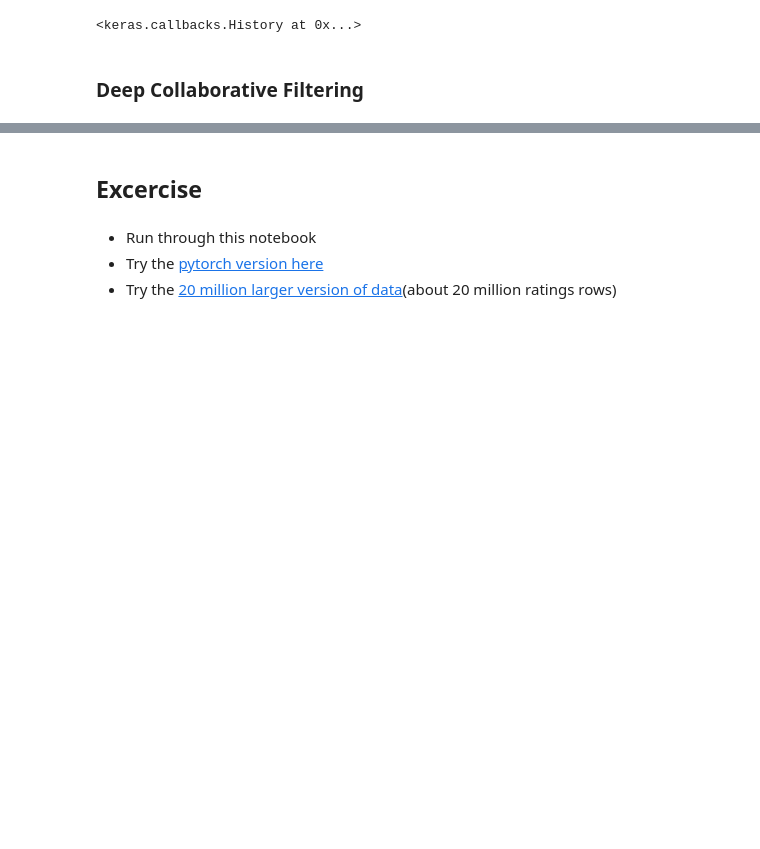
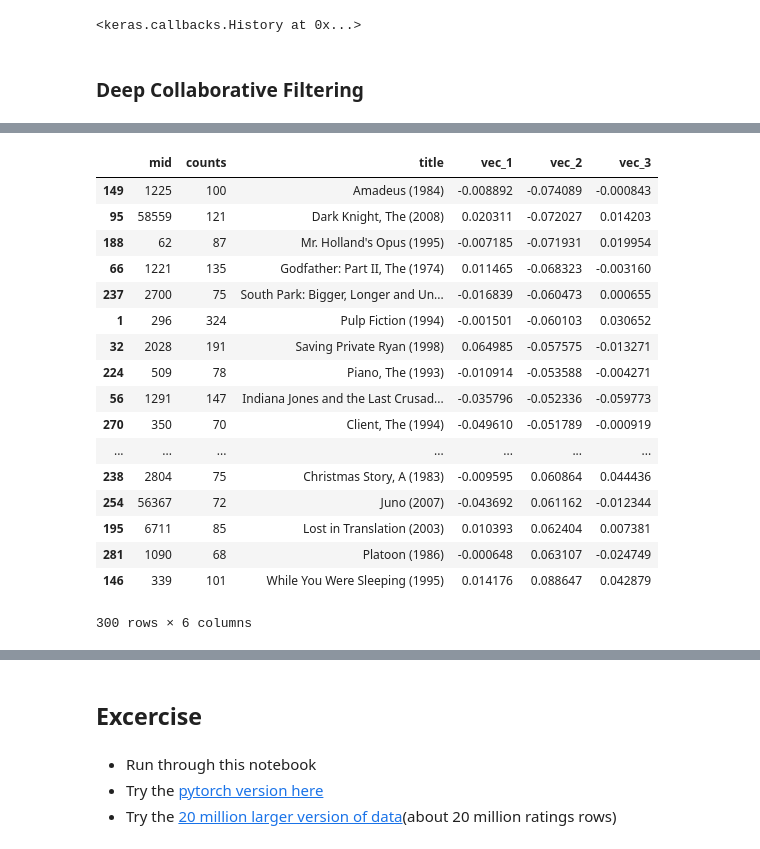
Before and after one commit to raynardj/python4ml, a Jupyter notebook: 3.1.3_recommender_system.ipynb, the cells around one changed output, grey strips where cells are left out. Drawn from its saved outputs; the diff is of its cells as text; code cells hidden in the pictures; blank space fills up the shorter version.

```diff
--- a/3.1.3_recommender_system.ipynb
+++ b/3.1.3_recommender_system.ipynb
@@ -252,0 +375,21 @@ Epoch 5/5
+# %%
+most_watched.head(300).sort_values(by = "vec_2")
+# %% [output]
+|  | mid | counts | title | vec_1 | vec_2 | vec_3 |
+| 149 | 1225 | 100 | Amadeus (1984) | -0.008892 | -0.074089 | -0.000843 |
+| 95 | 58559 | 121 | Dark Knight, The (2008) | 0.020311 | -0.072027 | 0.014203 |
+| 188 | 62 | 87 | Mr. Holland's Opus (1995) | -0.007185 | -0.071931 | 0.019954 |
+| 66 | 1221 | 135 | Godfather: Part II, The (1974) | 0.011465 | -0.068323 | -0.003160 |
+| 237 | 2700 | 75 | South Park: Bigger, Longer and Un... | -0.016839 | -0.060473 | 0.000655 |
+| 1 | 296 | 324 | Pulp Fiction (1994) | -0.001501 | -0.060103 | 0.030652 |
+| 32 | 2028 | 191 | Saving Private Ryan (1998) | 0.064985 | -0.057575 | -0.013271 |
+| 224 | 509 | 78 | Piano, The (1993) | -0.010914 | -0.053588 | -0.004271 |
+| 56 | 1291 | 147 | Indiana Jones and the Last Crusad... | -0.035796 | -0.052336 | -0.059773 |
+| 270 | 350 | 70 | Client, The (1994) | -0.049610 | -0.051789 | -0.000919 |
+| ... | ... | ... | ... | ... | ... | ... |
+| 238 | 2804 | 75 | Christmas Story, A (1983) | -0.009595 | 0.060864 | 0.044436 |
+| 254 | 56367 | 72 | Juno (2007) | -0.043692 | 0.061162 | -0.012344 |
+| 195 | 6711 | 85 | Lost in Translation (2003) | 0.010393 | 0.062404 | 0.007381 |
+| 281 | 1090 | 68 | Platoon (1986) | -0.000648 | 0.063107 | -0.024749 |
+| 146 | 339 | 101 | While You Were Sleeping (1995) | 0.014176 | 0.088647 | 0.042879 |
+300 rows × 6 columns
```
Also changed, not shown: parts of 24 cells of this notebook.
